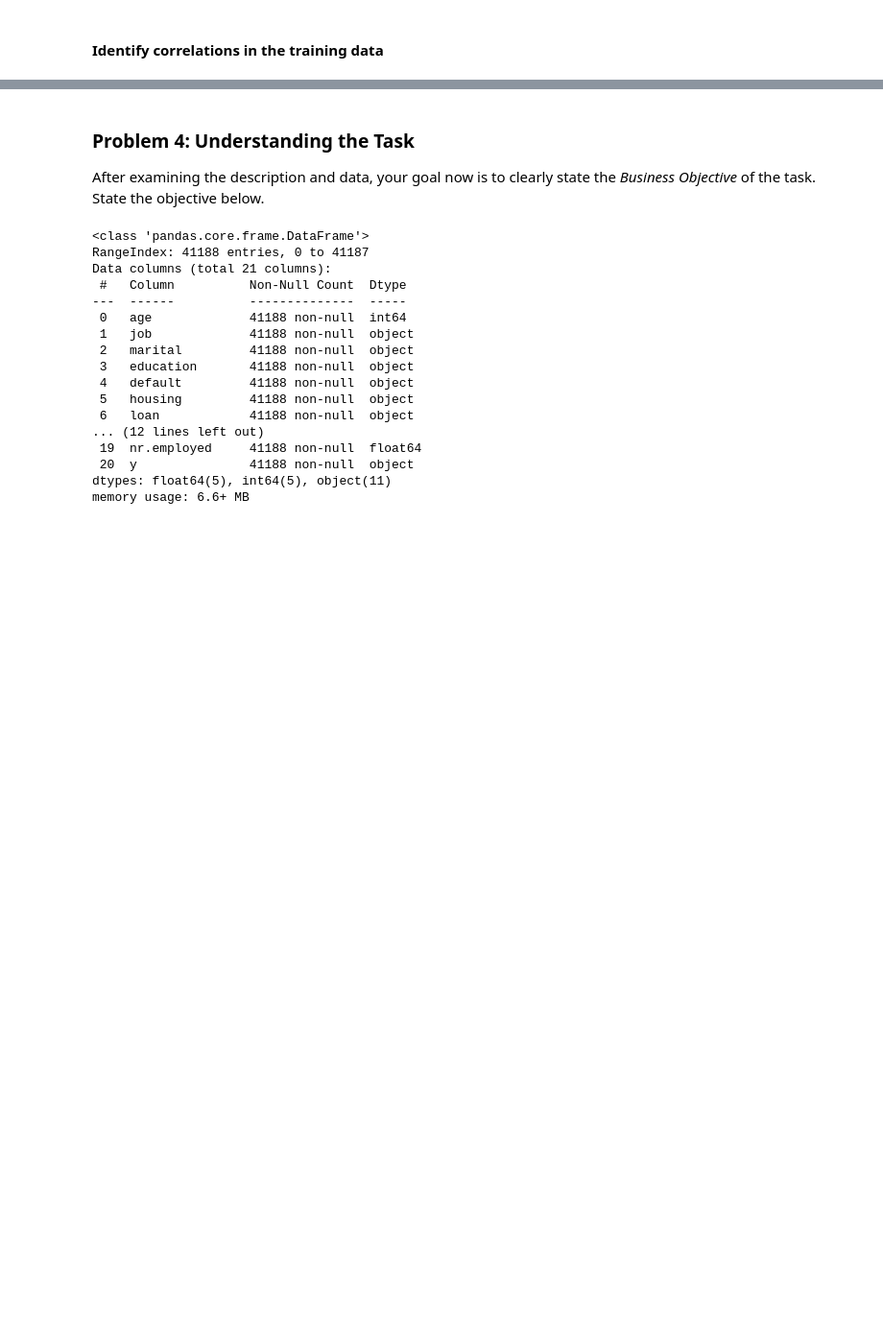
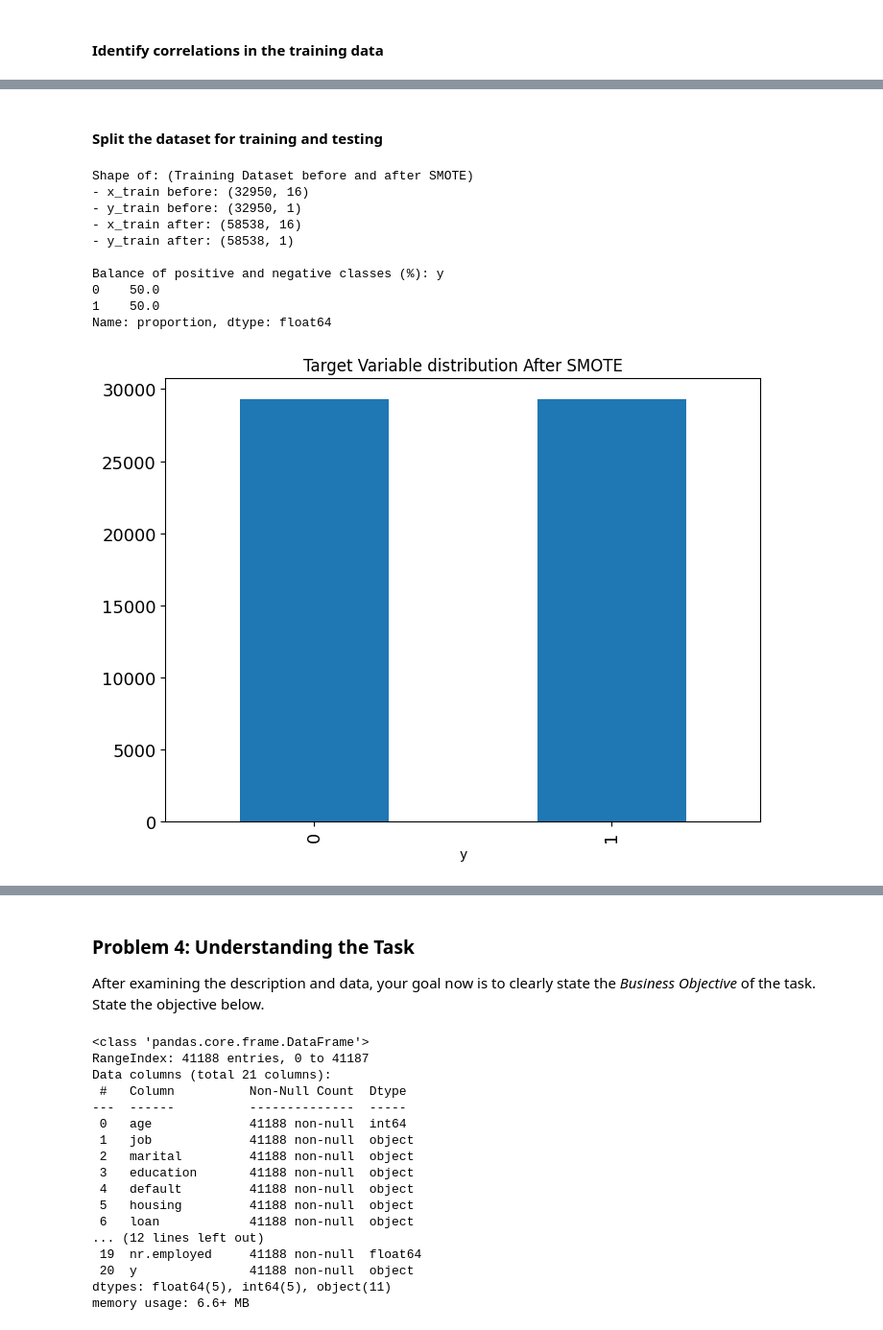
Before and after one commit to hemant280/comparing-classifiers, a Jupyter notebook: analysis.ipynb, the cells around one changed output, grey strips where cells are left out. Shown at 96% size. Drawn from its saved outputs; the diff is of its cells as text; code cells hidden in the pictures; blank space fills up the shorter version.

```diff
--- a/analysis.ipynb
+++ b/analysis.ipynb
@@ -343,0 +354,3 @@ plt.show()
+# %%
+feature_df = feature_df.drop(['euribor3m','nr.employed','emp.var.rate'], axis=1)
+feature_df.info()
@@ -343,0 +383,32 @@ plt.show()
+# %% [markdown]
+#### Split the dataset for training and testing
+# %%
+x_train, x_test, y_train, y_test = train_test_split(feature_df, target_df, test_size = 0.2, random_state = 101)
+sm = SMOTE(random_state=42)
+
+print("Shape of: (Training Dataset before and after SMOTE)")
+print(f'- x_train before: {x_train.shape}')
+print(f'- y_train before: {y_train.shape}')
+
+x_train, y_train = sm.fit_resample(x_train, y_train)
+
+print(f'- x_train after: {x_train.shape}')
+print(f'- y_train after: {y_train.shape}')
+print('\nBalance of positive and negative classes (%):',y_train.value_counts(normalize=True) * 100)
+
+
+
+y_train['y'].value_counts().plot(kind='bar', figsize=(8, 6), fontsize=13, title='Target Variable distribution After SMOTE')
+plt.savefig('./images/smote_target_variable.png')
+# %% [output]
+Shape of: (Training Dataset before and after SMOTE)
+- x_train before: (32950, 16)
+- y_train before: (32950, 1)
+- x_train after: (58538, 16)
+- y_train after: (58538, 1)
+
+Balance of positive and negative classes (%): y
+0    50.0
+1    50.0
+Name: proportion, dtype: float64
+[figure, added]
```
Also changed, not shown: parts of 15 cells of this notebook, 6 other files.
